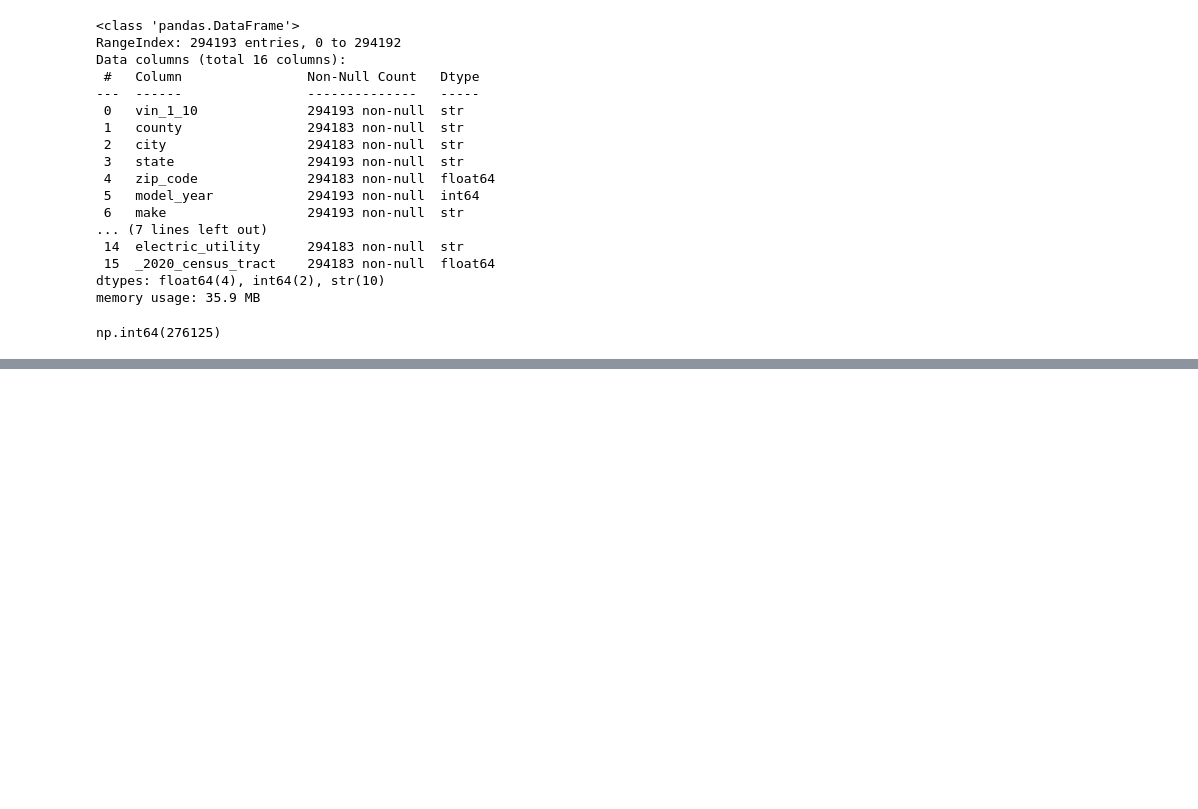
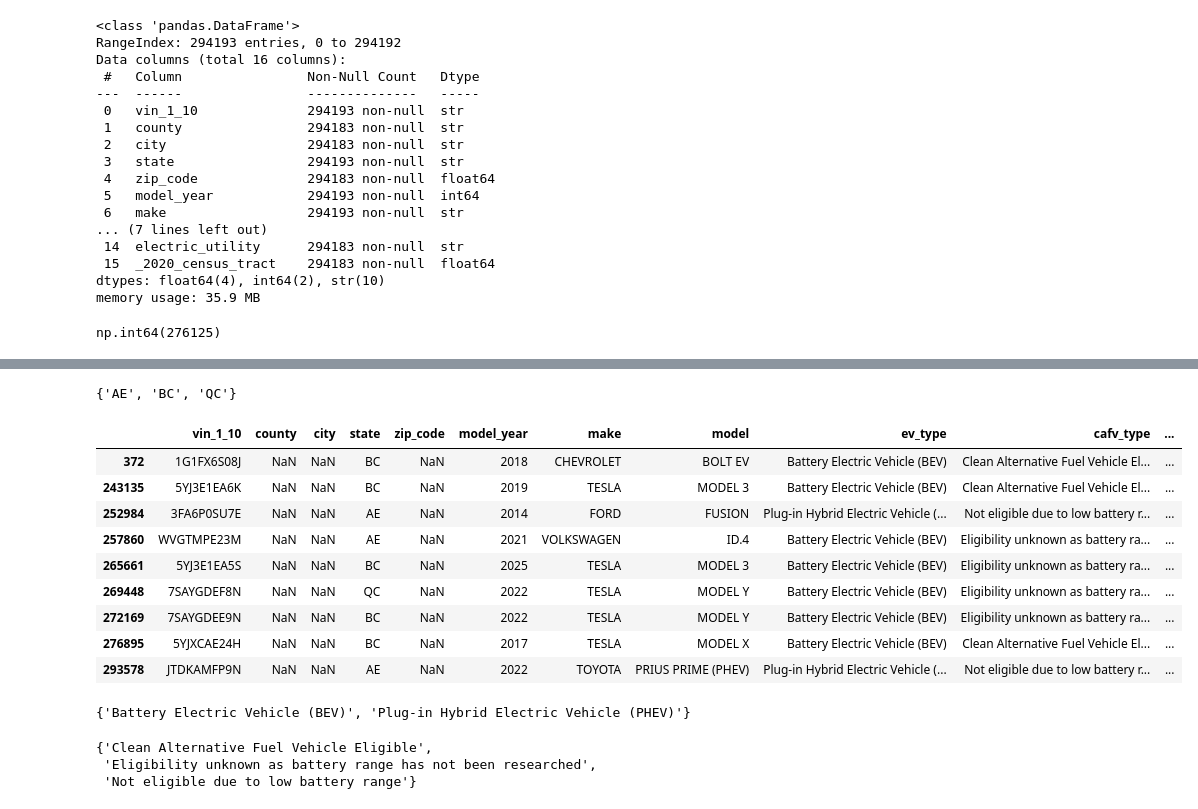
Before and after one commit to XcelCh/electric_vehicle_population_pipeline, a Jupyter notebook: electric_vehicle_population.ipynb, the cells around one changed output, grey strips where cells are left out. Drawn from its saved outputs; the diff is of its cells as text; code cells hidden in the pictures; blank space fills up the shorter version.

```diff
--- a/electric_vehicle_population.ipynb
+++ b/electric_vehicle_population.ipynb
@@ -3,8 +3,6 @@ import pandas as pd
 import requests
 import io
 import missingno as msno
-# %%
-pd.set_option('display.max_rows', None)
 # %%
 URL = "https://data.wa.gov/resource/f6w7-q2d2.csv"
 
@@ -47,6 +45,8 @@ Retrieved 100,000 rows
 Retrieved 200,000 rows
 Retrieved 294,193 rows
 No more rows to download.
+# %%
+pd.set_option('display.max_rows', 1000)
 # %%
 msno.matrix(df[df.isnull().any(axis=1)])
 # %% [output]
@@ -100,0 +127,49 @@ np.int64(276125)
+# %%
+df_state = set(df['state'].unique())
+# %%
+states = us_states_and_territories = {
+    # 50 States
+    "AL", "AK", "AZ", "AR", "CA", "CO", "CT", "DE", "FL", "GA",
+    "HI", "ID", "IL", "IN", "IA", "KS", "KY", "LA", "ME", "MD",
+    "MA", "MI", "MN", "MS", "MO", "MT", "NE", "NV", "NH", "NJ",
+    "NM", "NY", "NC", "ND", "OH", "OK", "OR", "PA", "RI", "SC",
+    "SD", "TN", "TX", "UT", "VT", "VA", "WA", "WV", "WI", "WY",
+
+    # District of Columbia
+    "DC",
+
+    # U.S. Territories
+    "AS",  # American Samoa
+    "GU",  # Guam
+    "MP",  # Northern Mariana Islands
+    "PR",  # Puerto Rico
+    "VI",  # U.S. Virgin Islands
+    "UM"  # U.S. Minor Outlying Islands
+}
+# %%
+df_state - states
+# %% [output]
+{'AE', 'BC', 'QC'}
+# %%
+df[df['state'].isin(df_state - states)]
+# %% [output]
+|  | vin_1_10 | county | city | state | zip_code | model_year | make | model | ev_type | cafv_type | ... |
+| 372 | 1G1FX6S08J | NaN | NaN | BC | NaN | 2018 | CHEVROLET | BOLT EV | Battery Electric Vehicle (BEV) | Clean Alternative Fuel Vehicle El... | ... |
+| 243135 | 5YJ3E1EA6K | NaN | NaN | BC | NaN | 2019 | TESLA | MODEL 3 | Battery Electric Vehicle (BEV) | Clean Alternative Fuel Vehicle El... | ... |
+| 252984 | 3FA6P0SU7E | NaN | NaN | AE | NaN | 2014 | FORD | FUSION | Plug-in Hybrid Electric Vehicle (... | Not eligible due to low battery r... | ... |
+| 257860 | WVGTMPE23M | NaN | NaN | AE | NaN | 2021 | VOLKSWAGEN | ID.4 | Battery Electric Vehicle (BEV) | Eligibility unknown as battery ra... | ... |
+| 265661 | 5YJ3E1EA5S | NaN | NaN | BC | NaN | 2025 | TESLA | MODEL 3 | Battery Electric Vehicle (BEV) | Eligibility unknown as battery ra... | ... |
+| 269448 | 7SAYGDEF8N | NaN | NaN | QC | NaN | 2022 | TESLA | MODEL Y | Battery Electric Vehicle (BEV) | Eligibility unknown as battery ra... | ... |
+| 272169 | 7SAYGDEE9N | NaN | NaN | BC | NaN | 2022 | TESLA | MODEL Y | Battery Electric Vehicle (BEV) | Eligibility unknown as battery ra... | ... |
+| 276895 | 5YJXCAE24H | NaN | NaN | BC | NaN | 2017 | TESLA | MODEL X | Battery Electric Vehicle (BEV) | Clean Alternative Fuel Vehicle El... | ... |
+| 293578 | JTDKAMFP9N | NaN | NaN | AE | NaN | 2022 | TOYOTA | PRIUS PRIME (PHEV) | Plug-in Hybrid Electric Vehicle (... | Not eligible due to low battery r... | ... |
+# %%
+set(df.ev_type.unique())
+# %% [output]
+{'Battery Electric Vehicle (BEV)', 'Plug-in Hybrid Electric Vehicle (PHEV)'}
+# %%
+set(df.cafv_type.unique())
+# %% [output]
+{'Clean Alternative Fuel Vehicle Eligible',
+ 'Eligibility unknown as battery range has not been researched',
+ 'Not eligible due to low battery range'}
```
Also changed, not shown: parts of 6 cells of this notebook.
